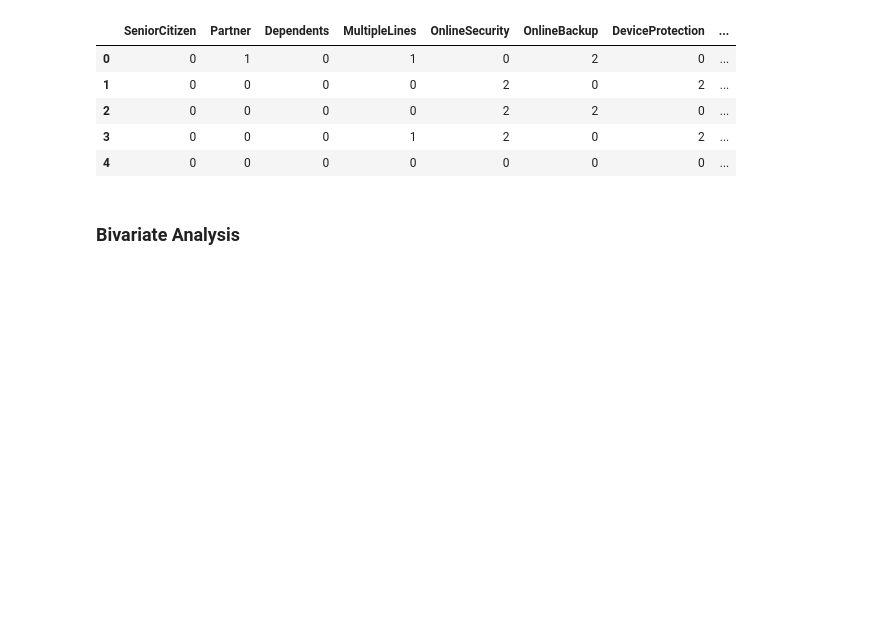
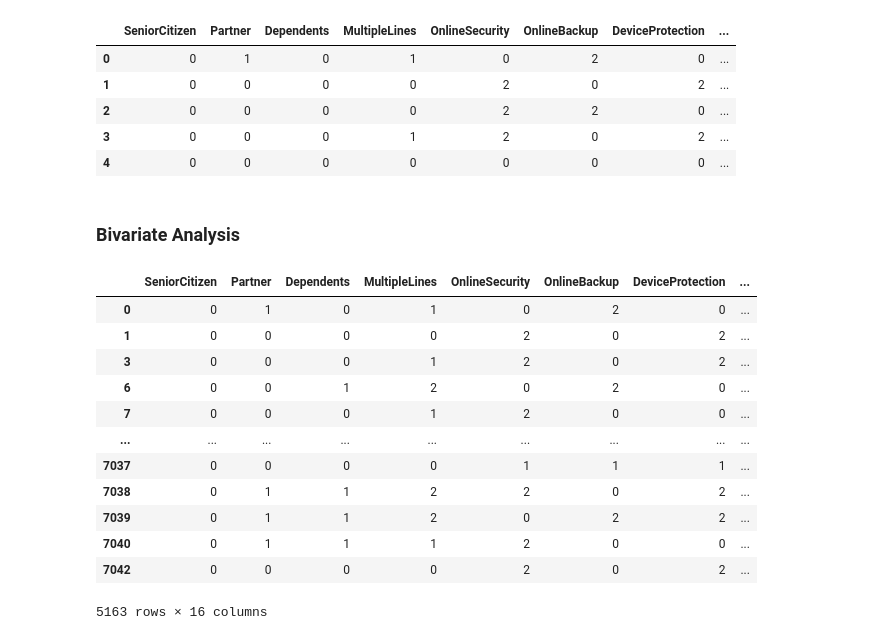
Before and after one commit to corpsedust/NareshIT, a Jupyter notebook: Self-practice/Churn_Project/EDA.ipynb, the cells around one changed output. Cells and saved outputs as stored; diff of their text form; code cells hidden in the pictures; blank space fills up the shorter version.

```diff
--- a/Self-practice/Churn_Project/EDA.ipynb
+++ b/Self-practice/Churn_Project/EDA.ipynb
@@ -463,0 +464,16 @@ new_df1_target1 = df.loc[df["Churn"] == 0]
+# %%
+new_df1_target0
+# %% [output]
+|  | SeniorCitizen | Partner | Dependents | MultipleLines | OnlineSecurity | OnlineBackup | DeviceProtection | ... |
+| 0 | 0 | 1 | 0 | 1 | 0 | 2 | 0 | ... |
+| 1 | 0 | 0 | 0 | 0 | 2 | 0 | 2 | ... |
+| 3 | 0 | 0 | 0 | 1 | 2 | 0 | 2 | ... |
+| 6 | 0 | 0 | 1 | 2 | 0 | 2 | 0 | ... |
+| 7 | 0 | 0 | 0 | 1 | 2 | 0 | 0 | ... |
+| ... | ... | ... | ... | ... | ... | ... | ... | ... |
+| 7037 | 0 | 0 | 0 | 0 | 1 | 1 | 1 | ... |
+| 7038 | 0 | 1 | 1 | 2 | 2 | 0 | 2 | ... |
+| 7039 | 0 | 1 | 1 | 2 | 0 | 2 | 2 | ... |
+| 7040 | 0 | 1 | 1 | 1 | 2 | 0 | 0 | ... |
+| 7042 | 0 | 0 | 0 | 0 | 2 | 0 | 2 | ... |
+5163 rows × 16 columns
```
Also changed, not shown: parts of 5 cells of this notebook.
